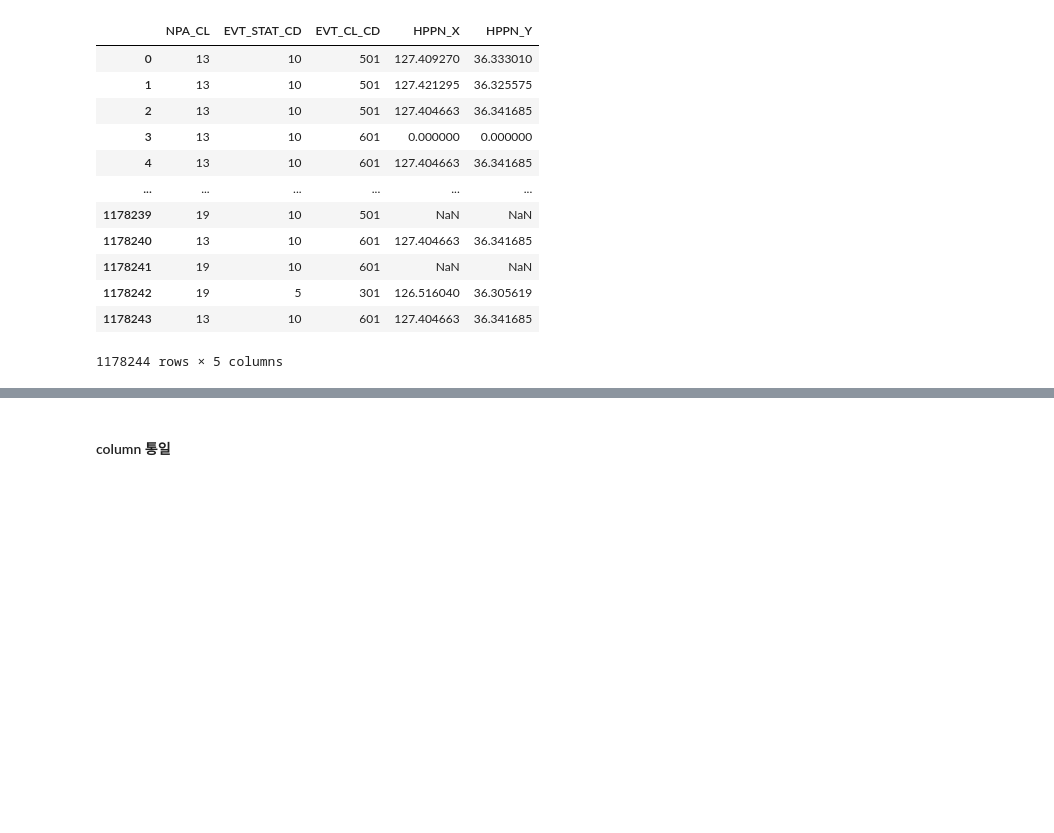
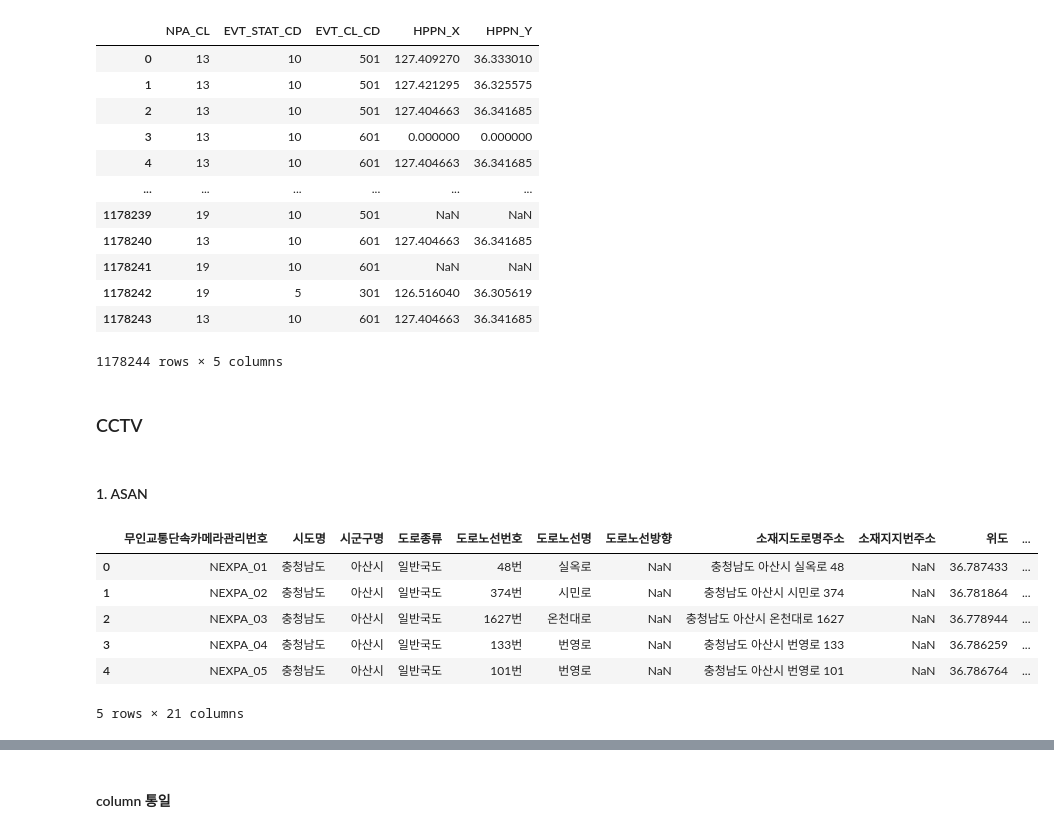
Before and after one commit to foxyhyun/police_data, a Jupyter notebook: main(1)(1).ipynb, the cells around one changed output, grey strips where cells are left out. Saved outputs shown, nothing was run; the diff lists cells and outputs as text; code cells hidden in the pictures; blank space fills up the shorter version.

```diff
--- a/main(1)(1).ipynb
+++ b/main(1)(1).ipynb
@@ -15,3 +11,19 @@ NPA_2020 = pd.read_csv('C:/Users/jihun/data/NPA2020.csv',encoding='cp949')
+# %%
+KP_2020 = pd.read_csv('data/KP2020.csv',encoding='cp949')
+KP_2021 = pd.read_csv('data/KP2021.csv',encoding='cp949')
+NPA_2020 = pd.read_csv('data/NPA2020.csv',encoding='cp949')
+ASAN = pd.read_csv('data/asan.csv',encoding='cp949')
+BORYEONG = pd.read_csv('data/boryeong.csv',encoding='cp949')
+CHEONAN = pd.read_csv('data/cheonan.csv',encoding='cp949')
+CHUNGYANG = pd.read_csv('data/chungyang.csv',encoding='cp949')
+DAEJEON = pd.read_csv('data/daejeon.csv',encoding='cp949')
+DANGJIN = pd.read_csv('data/dangjin.csv',encoding='cp949')
+GEOMSAN = pd.read_csv('data/geomsan.csv',encoding='cp949')
+SEJONG = pd.read_csv('data/sejong.csv',encoding='cp949')
+SEOCHEON = pd.read_csv('data/seocheon.csv',encoding='cp949')
+SEOSAN = pd.read_csv('data/seosan.csv',encoding='cp949')
+TAEAN = pd.read_csv('data/taean.csv',encoding='cp949')
+YESAN = pd.read_csv('data/yesan.csv',encoding='cp949')
 # %% [markdown]
 |Column|Description|
 |:---|:---|
@@ -124,3 +136,17 @@ NPA_2020
 | 1178242 | 19 | 5 | 301 | 126.516040 | 36.305619 |
 | 1178243 | 13 | 10 | 601 | 127.404663 | 36.341685 |
 1178244 rows × 5 columns
+# %% [markdown]
+### CCTV
+# %% [markdown]
+#### 1. ASAN
+# %%
+ASAN.head()
+# %% [output]
+|  | 무인교통단속카메라관리번호 | 시도명 | 시군구명 | 도로종류 | 도로노선번호 | 도로노선명 | 도로노선방향 | 소재지도로명주소 | 소재지지번주소 | 위도 | ... |
+| 0 | NEXPA_01 | 충청남도 | 아산시 | 일반국도 | 48번 | 실옥로 | NaN | 충청남도 아산시 실옥로 48 | NaN | 36.787433 | ... |
+| 1 | NEXPA_02 | 충청남도 | 아산시 | 일반국도 | 374번 | 시민로 | NaN | 충청남도 아산시 시민로 374 | NaN | 36.781864 | ... |
+| 2 | NEXPA_03 | 충청남도 | 아산시 | 일반국도 | 1627번 | 온천대로 | NaN | 충청남도 아산시 온천대로 1627 | NaN | 36.778944 | ... |
+| 3 | NEXPA_04 | 충청남도 | 아산시 | 일반국도 | 133번 | 번영로 | NaN | 충청남도 아산시 번영로 133 | NaN | 36.786259 | ... |
+| 4 | NEXPA_05 | 충청남도 | 아산시 | 일반국도 | 101번 | 번영로 | NaN | 충청남도 아산시 번영로 101 | NaN | 36.786764 | ... |
+5 rows × 21 columns
```
Also changed, not shown: parts of 14 cells of this notebook.
